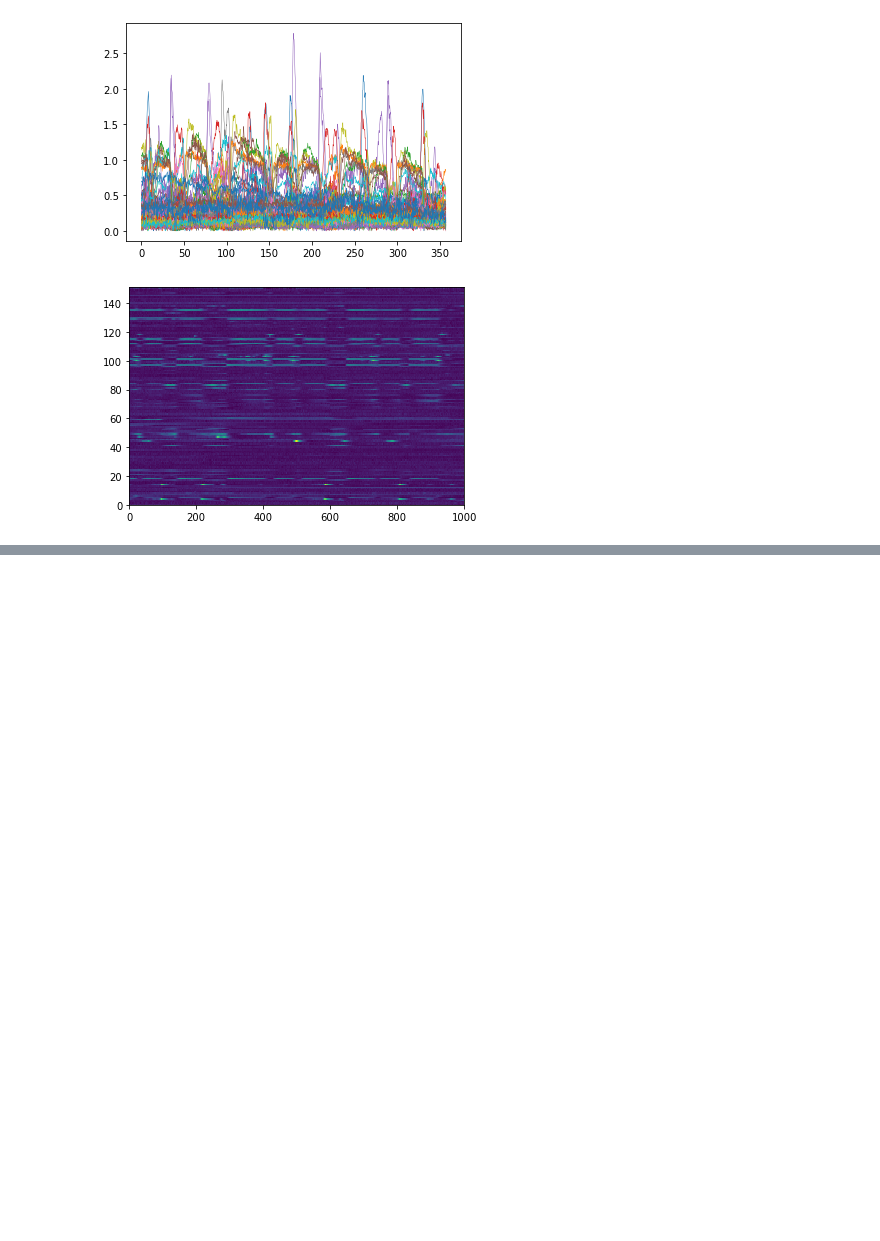
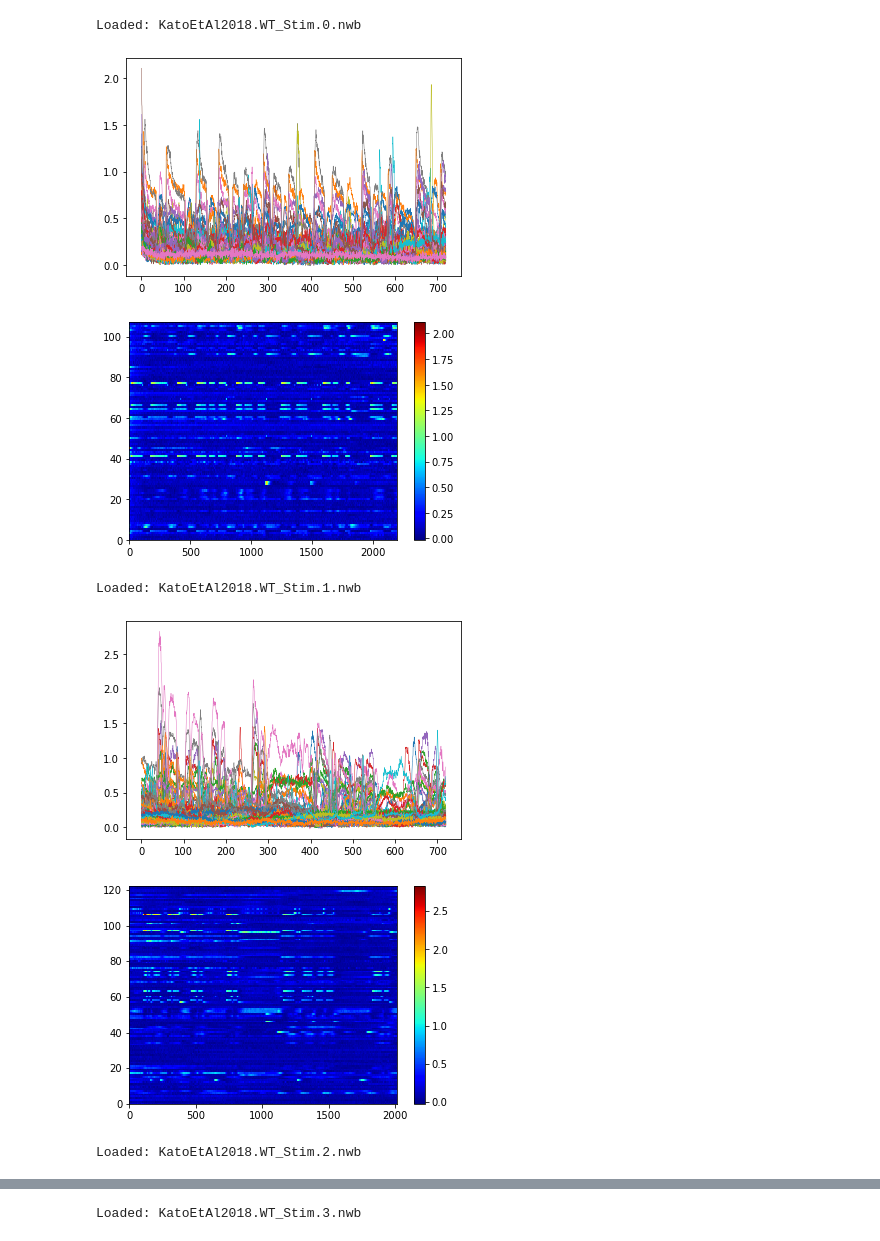
Before and after one commit to OpenSourceBrain/NWBShowcase, a Jupyter notebook: KatoEtAl2015/Snippets.ipynb, the cells around one changed output, grey strips where cells are left out. Drawn from its saved outputs; the diff is of its cells as text; code cells hidden in the pictures; blank space fills up the shorter version.

```diff
--- a/KatoEtAl2015/Snippets.ipynb
+++ b/KatoEtAl2015/Snippets.ipynb
@@ -1,7 +0,0 @@
-# %%
-from pynwb import NWBHDF5IO
-
-test_file = 'KatoEtAl2018.WT_Stim.5.nwb'
-nwbfile_io = NWBHDF5IO(test_file, 'r')
-nwbfile = nwbfile_io.read()
-print('Loaded: %s'%test_file)
@@ -10,30 +3,51 @@ Loaded: KatoEtAl2018.WT_Stim.5.nwb
 # %%
-import matplotlib.pyplot as plt
-%matplotlib inline
-import numpy
+all_files = ['KatoEtAl2018.WT_Stim.%i.nwb'%i for i in range(7)]
+all_files.extend(['KatoEtAl2018.WT_NoStim.%i.nwb'%i for i in range(5)])
+all_files.extend(['KatoEtAl2018.AVA_HisCl.%i.nwb'%i for i in range(5)])
 
-tr_fig, tr_ax = plt.subplots()
-all_traces = None
+for test_file in all_files:
+    nwbfile_io = NWBHDF5IO(test_file, 'r')
+    nwbfile = nwbfile_io.read()
+    print('Loaded: %s'%test_file)
 
-for acq in nwbfile.acquisition.values():
-    if 'traces corrected' in acq.description and 'e' in acq.description:
-        cell = acq.description.split(': ')[-1]
-        #print('Time series: %s'%(acq.description))
-        ca = acq.data[:1000]
-        times = acq.timestamps[:1000]
-        tr_ax.plot(times, ca, lw=.5, label='%s'%cell)
-        #print(ca)
-        if all_traces is None:
-            all_traces = numpy.array([ca])
-        else:
-            all_traces = numpy.concatenate((all_traces,[ca]), axis=0)
-#print(2233333)
-#print(all_traces)
-#plt.legend()
+    import matplotlib.pyplot as plt
+    %matplotlib inline
+    import numpy
 
-hm_fig, hm_ax = plt.subplots()
-hm_ax.pcolormesh(all_traces)
-plt.show()
+    import sys
+    sys.path.append("../NWB")
+    import nwb_info
+
+    tr_fig, tr_ax = plt.subplots()
+    all_traces = None
+
+    verbose = False
+    for acq in nwbfile.acquisition.values():
+        max_points = 10000
+        if 'traces corrected' in acq.description and '' in acq.description:
+            cell = acq.description.split(': ')[-1]
+            ca = acq.data[:max_points]
+            times = acq.timestamps[:max_points]
+            if verbose:
+                print('Time series: %s'%(acq.description))
+                nwb_info.array_info(times,'times')
+                nwb_info.array_info(ca,'ca')
+            tr_ax.plot(times, ca, lw=.5, label='%s'%cell)
+            #print(ca)
+            if all_traces is None:
+                all_traces = numpy.array([ca])
+            else:
+                all_traces = numpy.concatenate((all_traces,[ca]), axis=0)
+
+    hm_fig, hm_ax = plt.subplots()
+    im = hm_ax.pcolormesh(all_traces, cmap='jet')
+    hm_fig.colorbar(im, ax=hm_ax)
+    plt.show()
 # %% [output]
+Loaded: KatoEtAl2018.WT_Stim.0.nwb
-[figure, old version]
+[figure, new version]
-[figure, old version]
+[figure, new version]
+Loaded: KatoEtAl2018.WT_Stim.1.nwb
+[figure, added]
+[figure, added]
+Loaded: KatoEtAl2018.WT_Stim.2.nwb
@@ -39,0 +56 @@ plt.show()
+Loaded: KatoEtAl2018.WT_Stim.3.nwb
```
Also changed, not shown: parts of 3 cells of this notebook, 1 other file.
